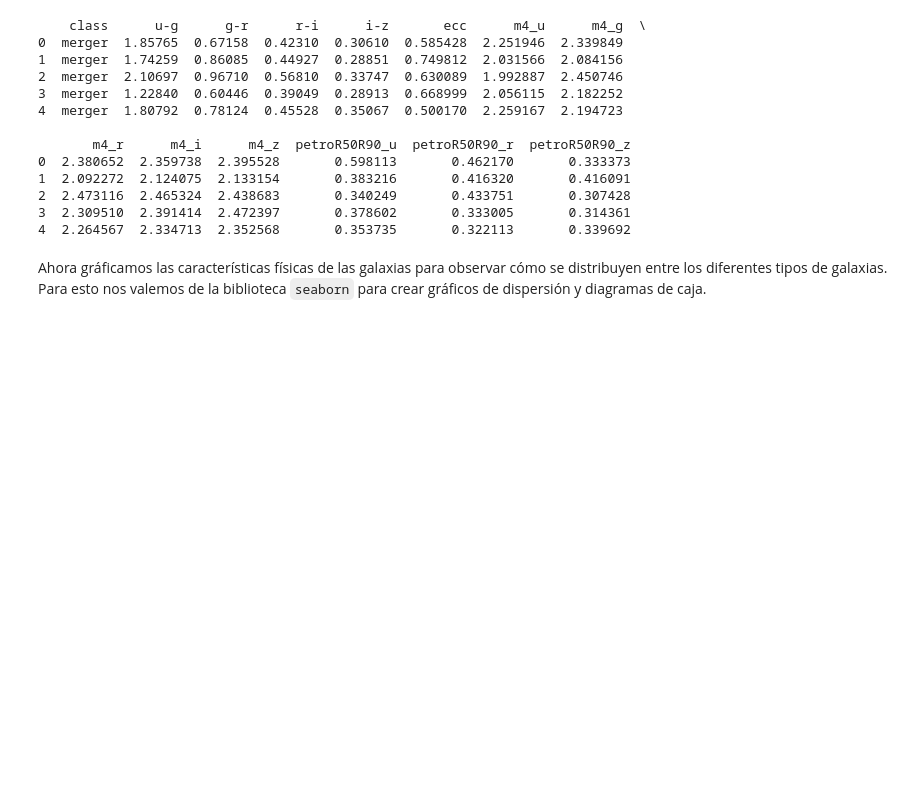
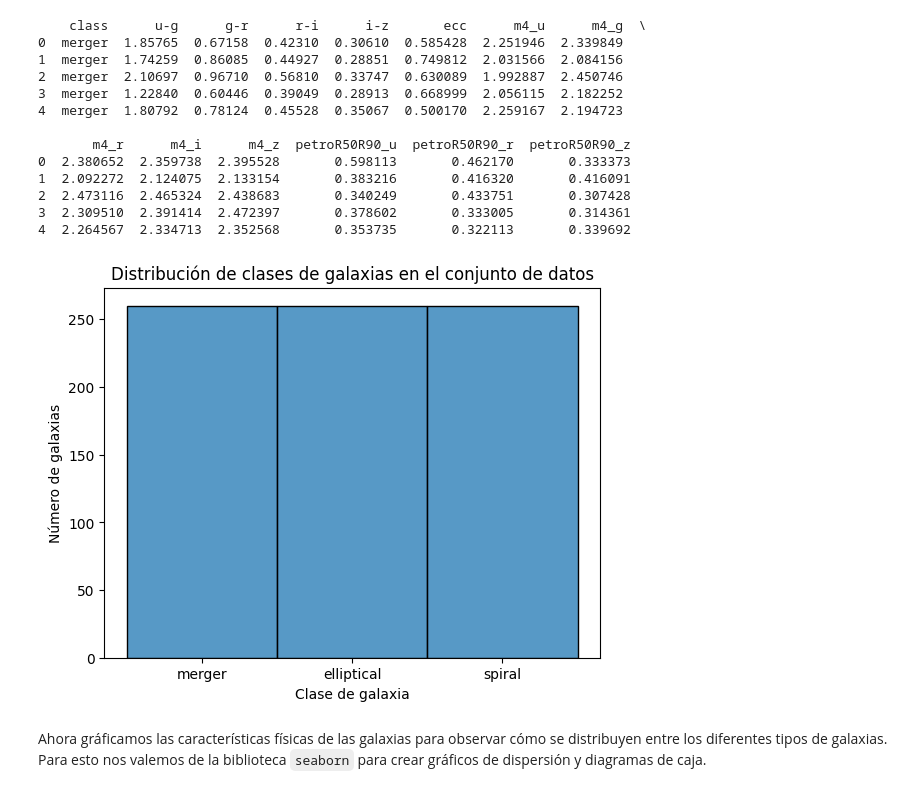
Before and after one commit to UChile-IDIA/ClassificadorGalaxias, a Jupyter notebook: ClasificadorGalaxias.ipynb, the cells around one changed output. Saved outputs shown, nothing was run; the diff lists cells and outputs as text; code cells hidden in the pictures; blank space fills up the shorter version.

```diff
--- a/ClasificadorGalaxias.ipynb
+++ b/ClasificadorGalaxias.ipynb
@@ -106,6 +106,15 @@ pprint.pprint(datos.head())
 2  2.473116  2.465324  2.438683       0.340249       0.433751       0.307428
 3  2.309510  2.391414  2.472397       0.378602       0.333005       0.314361
 4  2.264567  2.334713  2.352568       0.353735       0.322113       0.339692
+# %%
+sns.histplot(datos['class'], bins=30)
+plt.xlabel('Clase de galaxia')
+plt.ylabel('Número de galaxias')
+plt.title('Distribución de clases de galaxias en el conjunto de datos')
+plt.savefig('results/class_distribution.png')
+plt.show()
+# %% [output]
+[figure, added]
 # %% [markdown]
 Ahora gráficamos las características físicas de las galaxias para observar cómo se distribuyen entre los diferentes tipos de galaxias. Para esto nos valemos de la biblioteca `seaborn` para crear gráficos de dispersión y diagramas de caja.
 # %%
```
Also changed, not shown: parts of 11 cells of this notebook, 1 other file.
